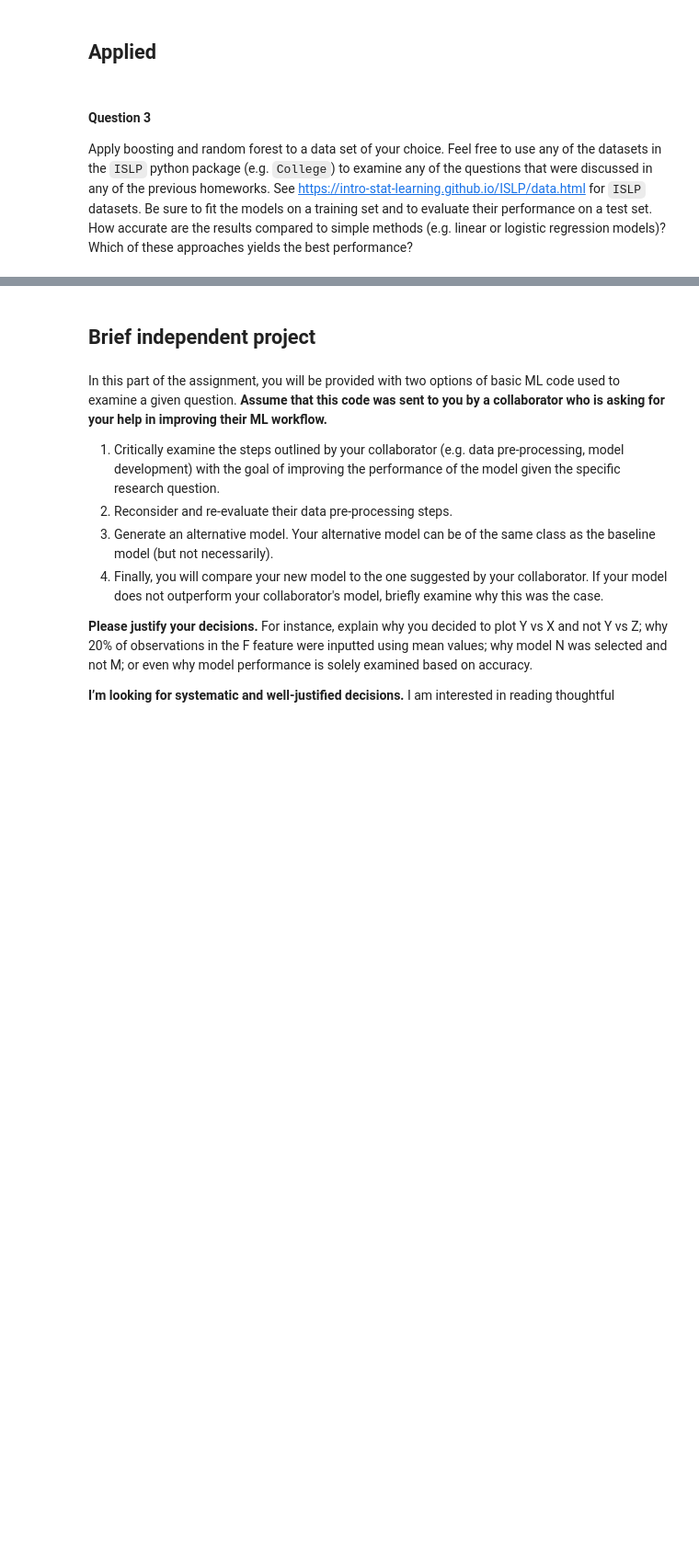
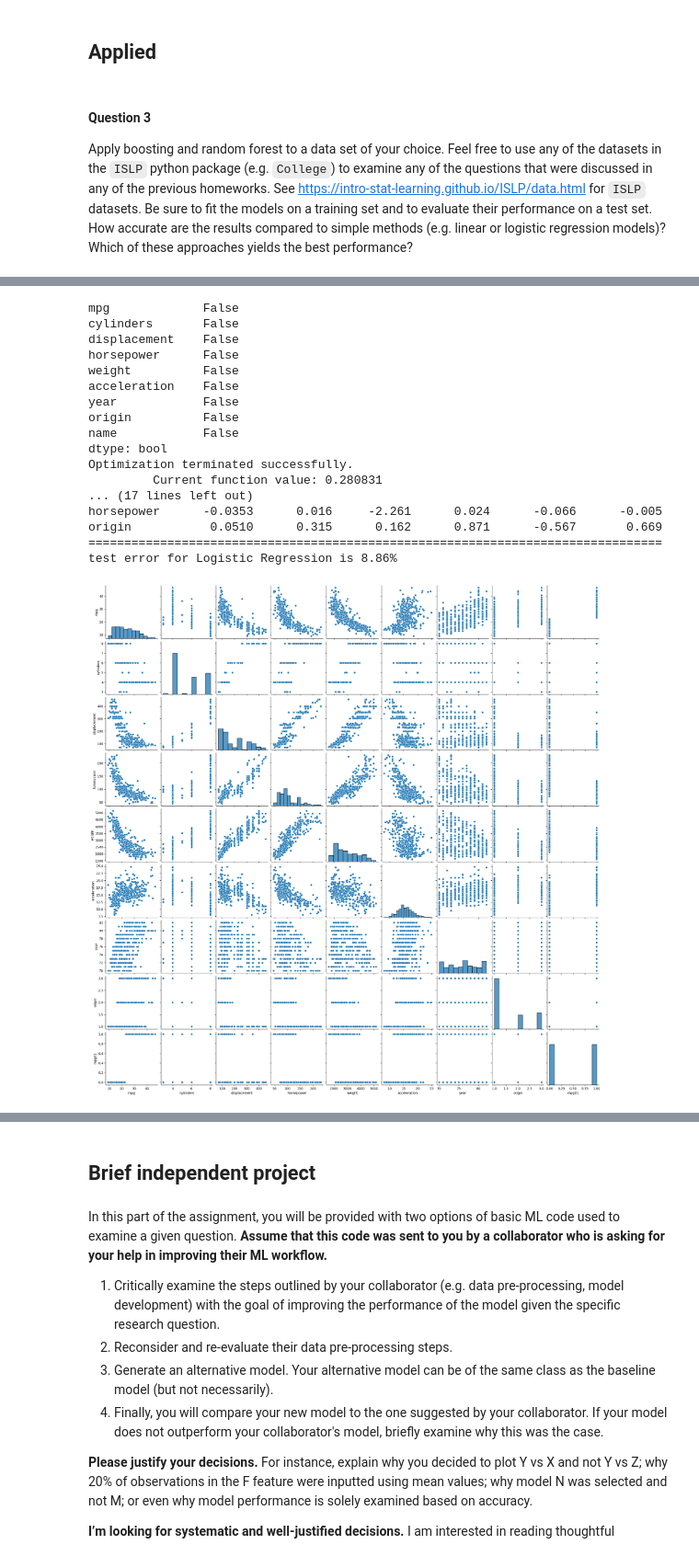
Before and after one commit to christian-ortmann/INFO521, a Jupyter notebook: ortmann_hw7_521.ipynb, the cells around one changed output, grey strips where cells are left out. Shown at 92% size. Saved outputs shown, nothing was run; the diff lists cells and outputs as text; code cells hidden in the pictures; blank space fills up the shorter version.

Commit message:
just writing left

```diff
--- a/ortmann_hw7_521.ipynb
+++ b/ortmann_hw7_521.ipynb
@@ -52,0 +59,64 @@ Apply boosting and random forest to a data set of your choice. Feel free to use
+# %%
+import statistics as st
+import numpy as np
+import pandas as pd
+import seaborn as sns
+from sklearn.model_selection import train_test_split
+import matplotlib.pyplot as plt
+from sklearn.metrics import confusion_matrix, ConfusionMatrixDisplay
+
+auto = pd.read_csv('/Users/cortmann/Desktop/521 - Machine Learning/INFO521/521data/Auto.data', delim_whitespace=True) #space delimited (not tsv), use delim white space for this
+print(auto.isna().any()) #check for missing/na values
+auto = auto.replace("?", 'NA') #replace ? with NAs
+auto = auto[~auto['horsepower'].str.contains('NA')] #drop rows with NAs, for some reason drop ? doesnt work
+auto['horsepower'] = pd.to_numeric(auto['horsepower'])
+
+
+
+
+auto['mpg01'] = np.where(auto["mpg"] > st.median(auto["mpg"]), 1, 0) #numpy where conditional
+
+
+sns.pairplot(auto)
+dropName = auto.drop(columns = ['name']) #drop direction column so we can plot with heatmap
+plt.figure()
+sns.heatmap((dropName).corr(), annot=True); #stop text output
+
+x_train, x_test, y_train, y_test = train_test_split(auto, auto['mpg01'], test_size=0.20, random_state=4)
+
+
+x_train = x_train[['cylinders','displacement','weight','horsepower','origin']] #not using acceleration or year as the correlations are not as large as the other values
+x_test = x_test[['cylinders','displacement','weight','horsepower','origin']]
+
+
+
+x_testC = sm.add_constant(x_test) #add constant
+x_trainC = sm.add_constant(x_train) #add constant
+logitModel = sm.Logit(y_train, x_trainC).fit()
+print(logitModel.summary())
+
+logitModelPredict = logitModel.predict(x_testC)
+predictionDir = list(map(round, logitModelPredict)) #round probabilities
+
+cm = confusion_matrix(y_test,predictionDir)
+ConfusionMatrixDisplay(confusion_matrix = cm).plot();
+print(f'test error for Logistic Regression is {round(100*(1-((cm[0][0] + cm[1][1])/len(y_test))),2)}%')
+# %% [output]
+mpg             False
+cylinders       False
+displacement    False
+horsepower      False
+weight          False
+acceleration    False
+year            False
+origin          False
+name            False
+dtype: bool
+Optimization terminated successfully.
+         Current function value: 0.280831
+... (17 lines left out)
+horsepower      -0.0353      0.016     -2.261      0.024      -0.066      -0.005
+origin           0.0510      0.315      0.162      0.871      -0.567       0.669
+================================================================================
+test error for Logistic Regression is 8.86%
+[figure, added]
```
Also changed, not shown: parts of 11 cells of this notebook.
